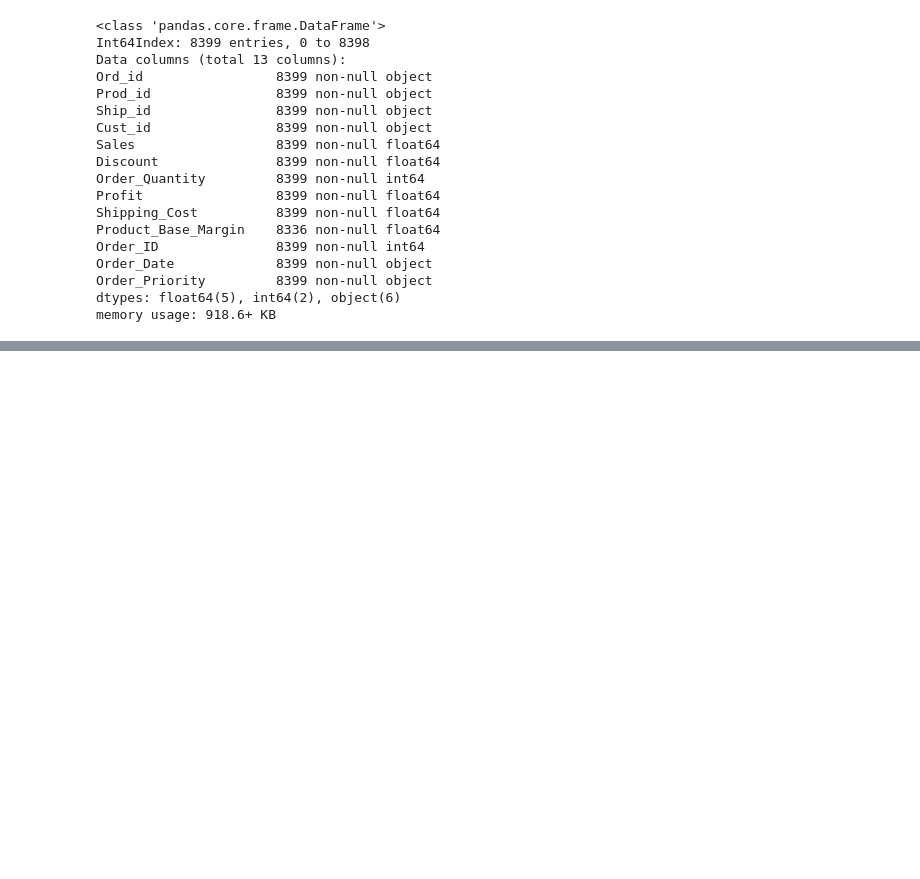
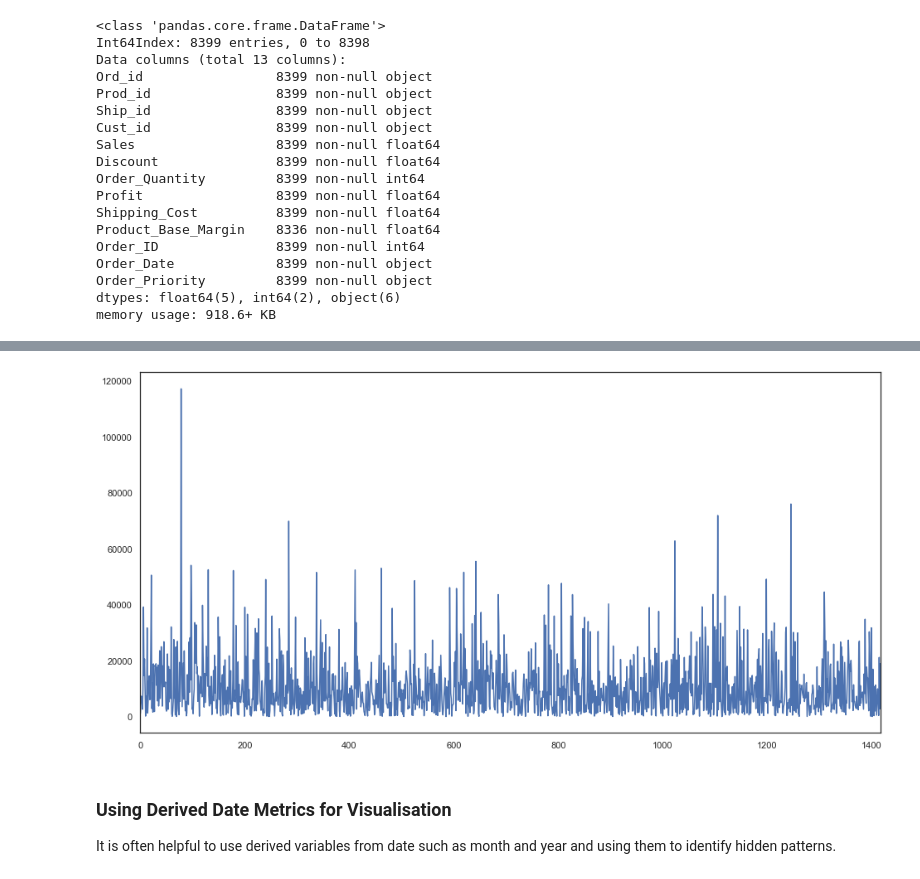
Before and after one commit to R-aryan/Machine_Learning_Crash_Course, a Jupyter notebook: Data Visualization/Visualising_Time_series_data.ipynb, the cells around one changed output, grey strips where cells are left out. Drawn from its saved outputs; the diff is of its cells as text; code cells hidden in the pictures; blank space fills up the shorter version.

```diff
--- a/Data Visualization/Visualising_Time_series_data.ipynb
+++ b/Data Visualization/Visualising_Time_series_data.ipynb
@@ -72,0 +75,6 @@ memory usage: 918.6+ KB
+# %%
+# Convert Order_Date to datetime type
+df['Order_Date'] = pd.to_datetime(df['Order_Date'])
+
+# Order_Date is now datetime type
+df.info()
@@ -72,0 +104,6 @@ memory usage: 918.6+ KB
+# %%
+# aggregating total sales on each day
+time_df = df.groupby('Order_Date')['Sales'].sum()
+print(time_df.head())
+
+print(type(time_df))
@@ -72,0 +119,15 @@ memory usage: 918.6+ KB
+# %%
+# time series plot
+
+# figure size
+plt.figure(figsize=(16, 8))
+
+# tsplot
+sns.tsplot(data=time_df)
+plt.show()
+# %% [output]
+[figure, added]
+# %% [markdown]
+### Using Derived Date Metrics for Visualisation
+
+It is often helpful to use derived variables from date such as month and year and using them to identify hidden patterns.
```
Also changed, not shown: parts of 5 cells of this notebook.
